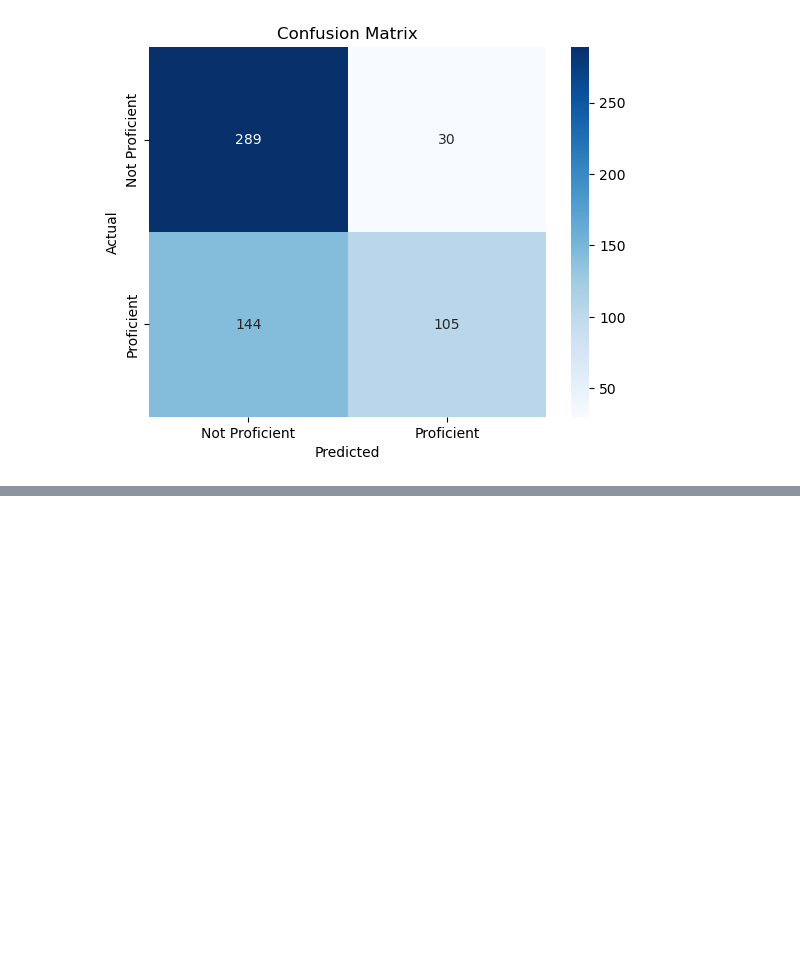
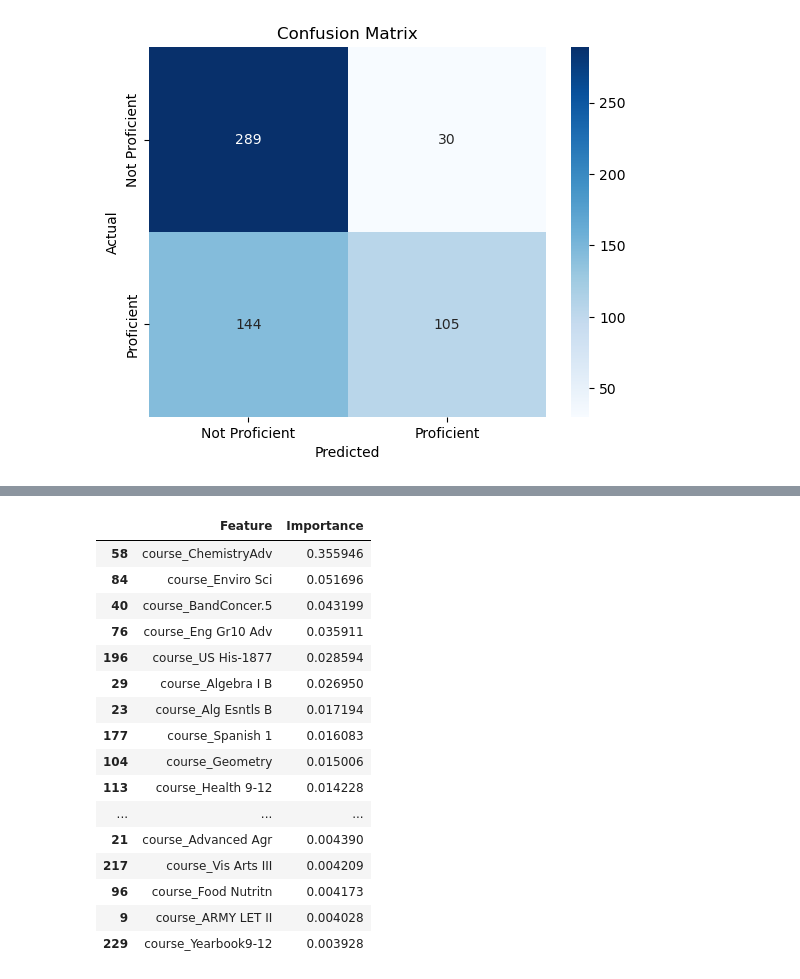
Before and after one commit to level-data-1a/predicting-proficiency, a Jupyter notebook: DecisionTree/ActReading.ipynb, the cells around one changed output, grey strips where cells are left out. Cells and saved outputs as stored; diff of their text form; code cells hidden in the pictures; blank space fills up the shorter version.

```diff
--- a/DecisionTree/ActReading.ipynb
+++ b/DecisionTree/ActReading.ipynb
@@ -186,9 +190,9 @@ yRead = actReading_11_df_copy1['proficient_score']
 XRead= actReading_11_df_copy1.drop(['proficient_score','is_proficient'], axis=1)
 print("Number of examples: " + str(XRead.shape[0]))
 
-X_trainRead,X_testRead, y_trainRead,y_testRead = train_test_split(XRead,yRead, test_size=0.22,stratify = actReading_11_df_copy1['is_proficient'],random_state=123)
+X_trainRead,X_valRead, y_trainRead,y_valRead  = train_test_split(XRead,yRead, test_size=0.20,stratify = actReading_11_df_copy1['is_proficient'],random_state=123)
 print(X_trainRead.shape)
-print(X_testRead.shape)
+print(X_valRead.shape)
 
 #possible hyperparameters
 max_depth_valuesRead = [8,12,25,32]
@@ -280,0 +287,10 @@ Confusion Matrix:
+# %%
+importances = dt_modelRead.feature_importances_
+feature_names = X_trainRead.columns
+
+# Combine names and importances, and sort
+importance_dfRead = pd.DataFrame({'Feature': feature_names, 'Importance': importances})
+importance_dfRead= importance_dfRead.sort_values(by='Importance', ascending=False)
+
+# Display the sorted DataFrame
+print(importance_dfRead)
@@ -280,0 +315,20 @@ Confusion Matrix:
+# %%
+importance_dfRead.head(50)
+# %% [output]
+|  | Feature | Importance |
+| 58 | course_ChemistryAdv | 0.355946 |
+| 84 | course_Enviro Sci | 0.051696 |
+| 40 | course_BandConcer.5 | 0.043199 |
+| 76 | course_Eng Gr10 Adv | 0.035911 |
+| 196 | course_US His-1877 | 0.028594 |
+| 29 | course_Algebra I B | 0.026950 |
+| 23 | course_Alg Esntls B | 0.017194 |
+| 177 | course_Spanish 1 | 0.016083 |
+| 104 | course_Geometry | 0.015006 |
+| 113 | course_Health 9-12 | 0.014228 |
+| ... | ... | ... |
+| 21 | course_Advanced Agr | 0.004390 |
+| 217 | course_Vis Arts III | 0.004209 |
+| 96 | course_Food Nutritn | 0.004173 |
+| 9 | course_ARMY LET II | 0.004028 |
+| 229 | course_Yearbook9-12 | 0.003928 |
```
Also changed, not shown: parts of 5 cells of this notebook, 2 other files.
